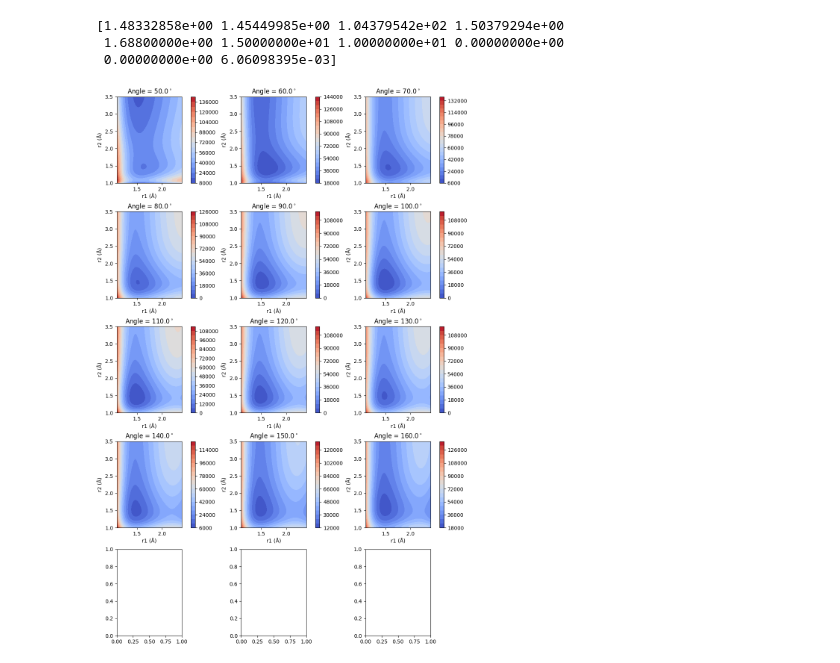
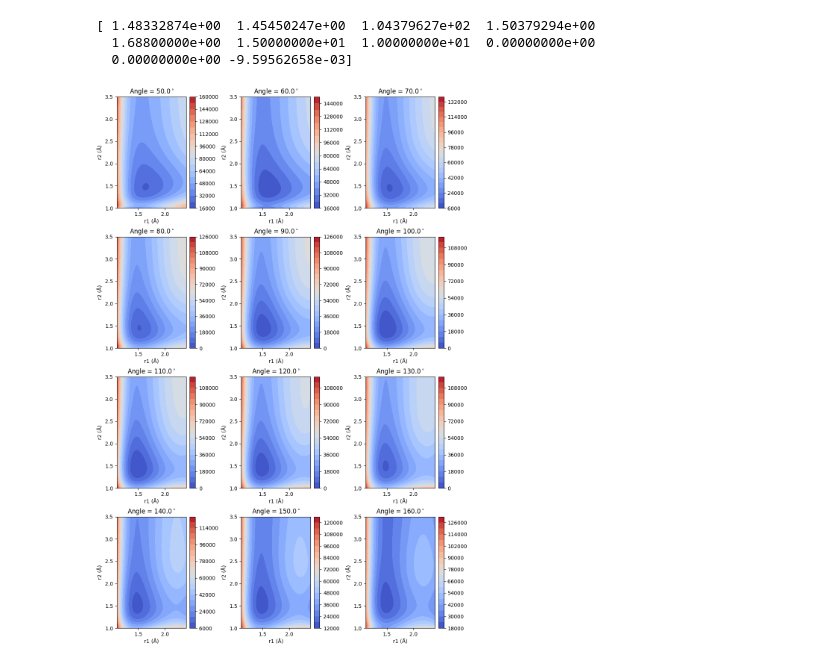
Before and after one commit to R-y-a-n-M-o-k/HPO, a Jupyter notebook: HPO_PES/plot_HPO_PES.ipynb, the cells around one changed output. Cells and saved outputs as stored; diff of their text form; code cells hidden in the pictures.

```diff
--- a/HPO_PES/plot_HPO_PES.ipynb
+++ b/HPO_PES/plot_HPO_PES.ipynb
@@ -7,12 +7,12 @@ import pandas as pd
 from matplotlib import cm
 import make_HPO_pes as mpes
 # %%
-HPO_PES_file = 'HPO_PES_f12b.txt'
+HPO_PES_file = 'HPO_PES_f12b_10th_order.txt'
 print(mpes.get_non_linear_p(HPO_PES_file))
 # %% [output]
-[1.48332858e+00 1.45449985e+00 1.04379542e+02 1.50379294e+00
- 1.68800000e+00 1.50000000e+01 1.00000000e+01 0.00000000e+00
- 0.00000000e+00 6.06098395e-03]
+[ 1.48332874e+00  1.45450247e+00  1.04379627e+02  1.50379294e+00
+  1.68800000e+00  1.50000000e+01  1.00000000e+01  0.00000000e+00
+  0.00000000e+00 -9.59562658e-03]
 # %%
 p, orders = mpes.get_coeffs_orders(HPO_PES_file)
 nonlin_p = mpes.get_non_linear_p(HPO_PES_file)
@@ -26,7 +26,7 @@ r1_grid = np.linspace(1.1,2.4, 50)
 r2_grid = np.linspace(1.0,3.5, 50)
 a_grid = np.arange(50.0, 161.0, 10)
 
-fig, ax = plt.subplots(5, 3, figsize=(10, 15),
+fig, ax = plt.subplots(4, 3, figsize=(10, 15),
                        constrained_layout=True)
 ax = ax.flatten()
 
@@ -41,34 +41,34 @@ for i in range(len(a_grid)):
     geometry_r1r2[:, 0] = r1_mesh.flatten()
     geometry_r1r2[:, 1] = r2_mesh.flatten()
     geometry_r1r2[:, 2] = angle
 
     pes_vals = pes(geometry_r1r2)
     pes_vals = np.reshape(pes_vals,
                         (len(r1_grid), len(r2_grid)) #shape
                        )
 
 
     ax[i].set_title(f'Angle = {angle:.1f}$^\\circ$')
     ax[i].set_xlabel('r1 (Å)')
     ax[i].set_ylabel('r2 (Å)')
 
     contour = ax[i].contourf(
     r1_mesh, r2_mesh, pes_vals,
     levels=20,
     cmap=cm.coolwarm,
     )
     plt.colorbar(contour, ax=ax[i])
 
 #geometry1d = np.zeros((100, 3))
 #for j in range(3):
 #    geometry1d[:, j] = equilibriums[j]
 #
 #geometry1d[:, 1] = np.linspace(1.0,3.5, 100)
 #
 #fig, ax = plt.figure()
 #plt.plot(geometry1d[:, 1], pes(geometry1d), label='PES')
 # %% [output]
-[figure, old version]
+[figure, new version]
 # %%
 equilibriums = np.array([0.148350247959E+01,
                          0.145448124026E+01,
```
Also changed, not shown: parts of 1 cell of this notebook, 18 other files.
